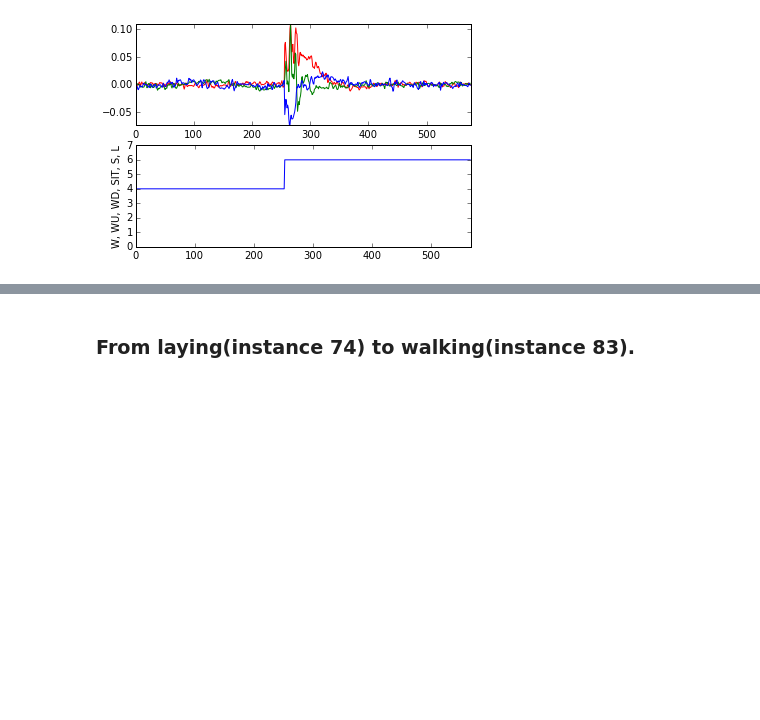
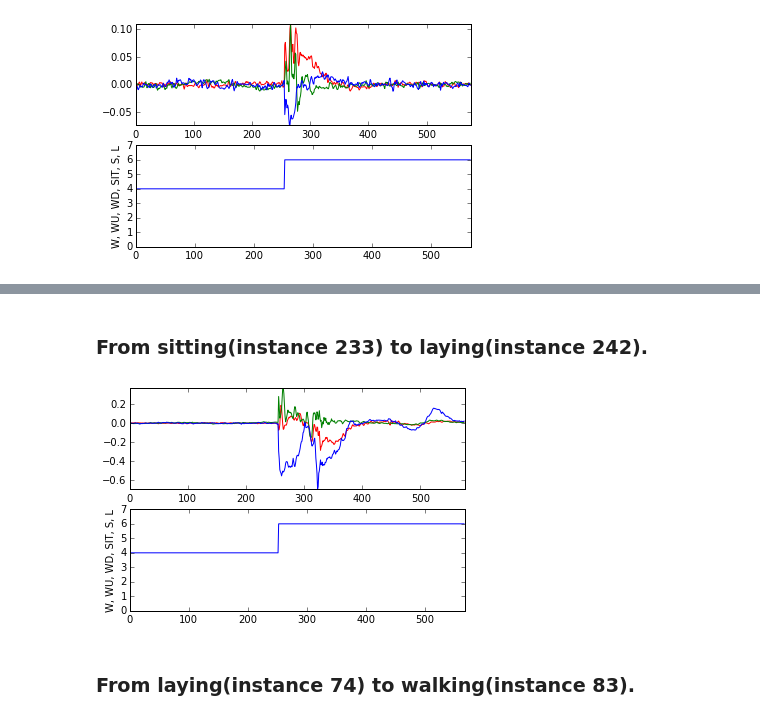
Before and after one commit to hessenh/Feature-extraction-and-data-visualization, a Jupyter notebook: Visualize activities.ipynb, the cells around one changed output, grey strips where cells are left out. Cells and saved outputs as stored; diff of their text form; code cells hidden in the pictures; blank space fills up the shorter version.

```diff
--- a/Visualize activities.ipynb
+++ b/Visualize activities.ipynb
@@ -88,3 +104,9 @@ plotRawDataBetweenInstances(47, 56, df_x, df_y, df_z)
+# %% [markdown]
+<h3> From sitting(instance 233) to laying(instance 242).</h3>
+# %%
+plotRawDataBetweenInstances(233, 242, df_x, df_y, df_z)
+# %% [output]
+[figure, added]
 # %% [markdown]
 <h3> From laying(instance 74) to walking(instance 83).</h3>
 # %%
```
Also changed, not shown: parts of 36 cells of this notebook.
